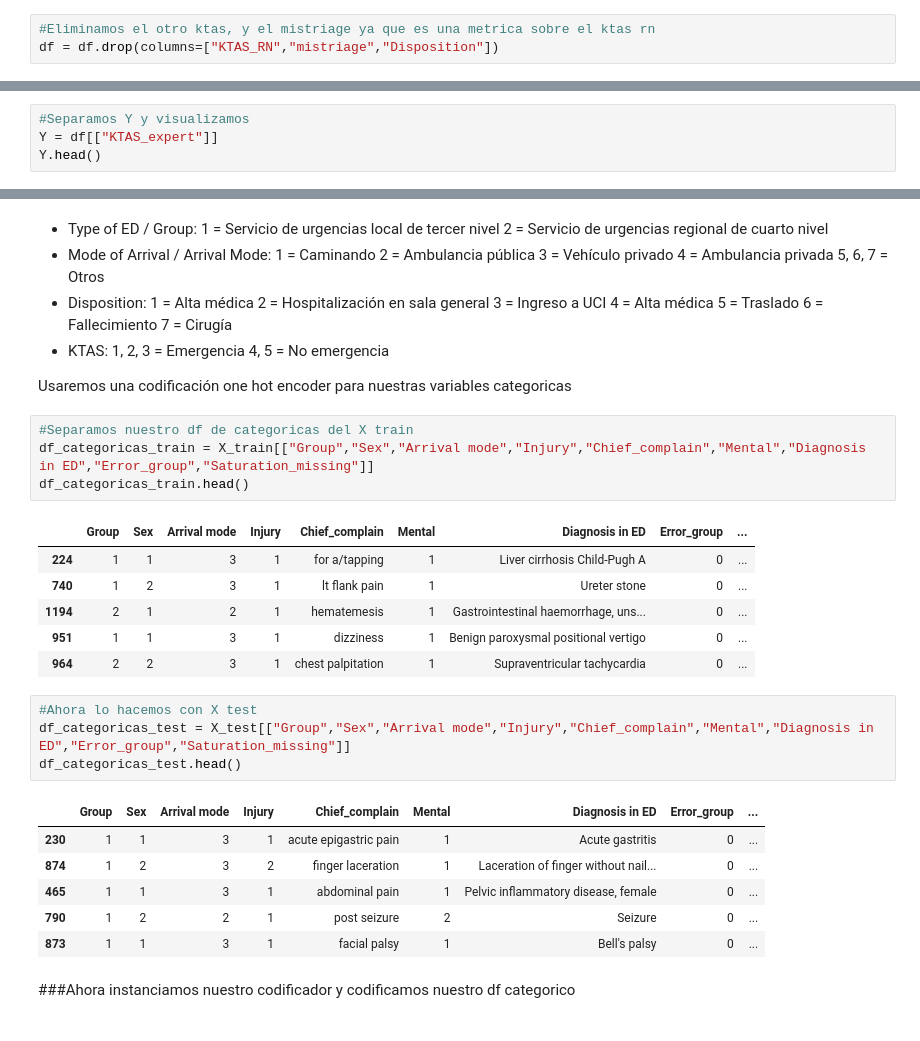
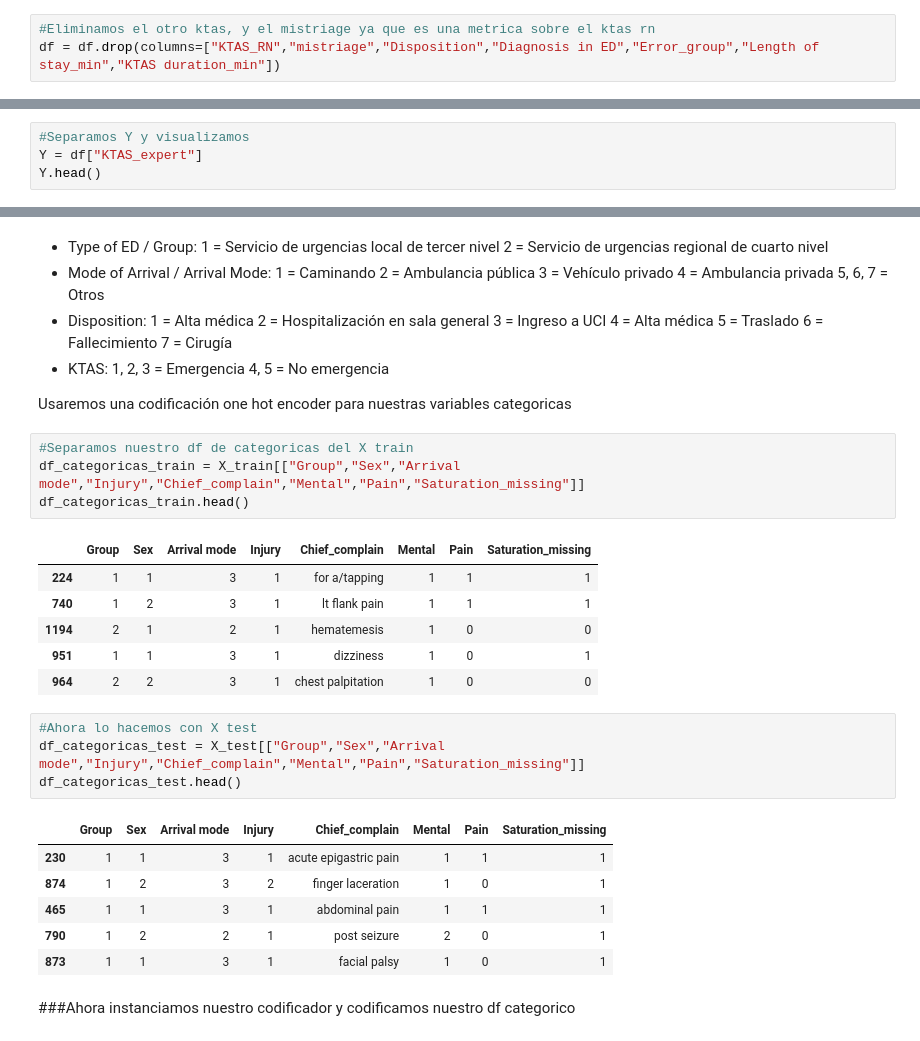
Before and after one commit to IngenieroAlejandroRoa/Triage-Automatico---IA, a Jupyter notebook: Triage_Automatico_Proyecto_IA.ipynb, the cells around one changed output, grey strips where cells are left out. Drawn from its saved outputs; the diff is of its cells as text.

```diff
--- a/Triage_Automatico_Proyecto_IA.ipynb
+++ b/Triage_Automatico_Proyecto_IA.ipynb
@@ -326,6 +364,6 @@ Para nuestro Y o etiqueta tomaremos el KTAS expert, eliminaremos el otro ktas pa
 # %%
 #Eliminamos el otro ktas, y el mistriage ya que es una metrica sobre el ktas rn
-df = df.drop(columns=["KTAS_RN","mistriage","Disposition"])
+df = df.drop(columns=["KTAS_RN","mistriage","Disposition","Diagnosis in ED","Error_group","Length of stay_min","KTAS duration_min"])
 # %%
 #Separamos X y visualizamos
 X = df.drop(columns=["KTAS_expert"])
@@ -341,6 +378,6 @@ X.head()
 # %%
 #Separamos Y y visualizamos
-Y = df[["KTAS_expert"]]
+Y = df["KTAS_expert"]
 Y.head()
 # %% [output]
 |  | KTAS_expert |
@@ -397,26 +434,26 @@ Segun nuestra base de datos tenemos que las variables categoricas son:
 Usaremos una codificación one hot encoder para nuestras variables categoricas
 # %%
 #Separamos nuestro df de categoricas del X train
-df_categoricas_train = X_train[["Group","Sex","Arrival mode","Injury","Chief_complain","Mental","Diagnosis in ED","Error_group","Saturation_missing"]]
+df_categoricas_train = X_train[["Group","Sex","Arrival mode","Injury","Chief_complain","Mental","Pain","Saturation_missing"]]
 df_categoricas_train.head()
 # %% [output]
-|  | Group | Sex | Arrival mode | Injury | Chief_complain | Mental | Diagnosis in ED | Error_group | ... |
-| 224 | 1 | 1 | 3 | 1 | for a/tapping | 1 | Liver cirrhosis Child-Pugh A | 0 | ... |
-| 740 | 1 | 2 | 3 | 1 | lt flank pain | 1 | Ureter stone | 0 | ... |
-| 1194 | 2 | 1 | 2 | 1 | hematemesis | 1 | Gastrointestinal haemorrhage, uns... | 0 | ... |
-| 951 | 1 | 1 | 3 | 1 | dizziness | 1 | Benign paroxysmal positional vertigo | 0 | ... |
-| 964 | 2 | 2 | 3 | 1 | chest palpitation | 1 | Supraventricular tachycardia | 0 | ... |
+|  | Group | Sex | Arrival mode | Injury | Chief_complain | Mental | Pain | Saturation_missing |
+| 224 | 1 | 1 | 3 | 1 | for a/tapping | 1 | 1 | 1 |
+| 740 | 1 | 2 | 3 | 1 | lt flank pain | 1 | 1 | 1 |
+| 1194 | 2 | 1 | 2 | 1 | hematemesis | 1 | 0 | 0 |
+| 951 | 1 | 1 | 3 | 1 | dizziness | 1 | 0 | 1 |
+| 964 | 2 | 2 | 3 | 1 | chest palpitation | 1 | 0 | 0 |
 # %%
 #Ahora lo hacemos con X test
-df_categoricas_test = X_test[["Group","Sex","Arrival mode","Injury","Chief_complain","Mental","Diagnosis in ED","Error_group","Saturation_missing"]]
+df_categoricas_test = X_test[["Group","Sex","Arrival mode","Injury","Chief_complain","Mental","Pain","Saturation_missing"]]
 df_categoricas_test.head()
 # %% [output]
-|  | Group | Sex | Arrival mode | Injury | Chief_complain | Mental | Diagnosis in ED | Error_group | ... |
-| 230 | 1 | 1 | 3 | 1 | acute epigastric pain | 1 | Acute gastritis | 0 | ... |
-| 874 | 1 | 2 | 3 | 2 | finger laceration | 1 | Laceration of finger without nail... | 0 | ... |
-| 465 | 1 | 1 | 3 | 1 | abdominal pain | 1 | Pelvic inflammatory disease, female | 0 | ... |
-| 790 | 1 | 2 | 2 | 1 | post seizure | 2 | Seizure | 0 | ... |
-| 873 | 1 | 1 | 3 | 1 | facial palsy | 1 | Bell's palsy | 0 | ... |
+|  | Group | Sex | Arrival mode | Injury | Chief_complain | Mental | Pain | Saturation_missing |
+| 230 | 1 | 1 | 3 | 1 | acute epigastric pain | 1 | 1 | 1 |
+| 874 | 1 | 2 | 3 | 2 | finger laceration | 1 | 0 | 1 |
+| 465 | 1 | 1 | 3 | 1 | abdominal pain | 1 | 1 | 1 |
+| 790 | 1 | 2 | 2 | 1 | post seizure | 2 | 0 | 1 |
+| 873 | 1 | 1 | 3 | 1 | facial palsy | 1 | 0 | 1 |
 # %% [markdown]
 ###Ahora instanciamos nuestro codificador y codificamos nuestro df categorico
 # %%
```
Also changed, not shown: parts of 84 cells of this notebook, 18 other files.
